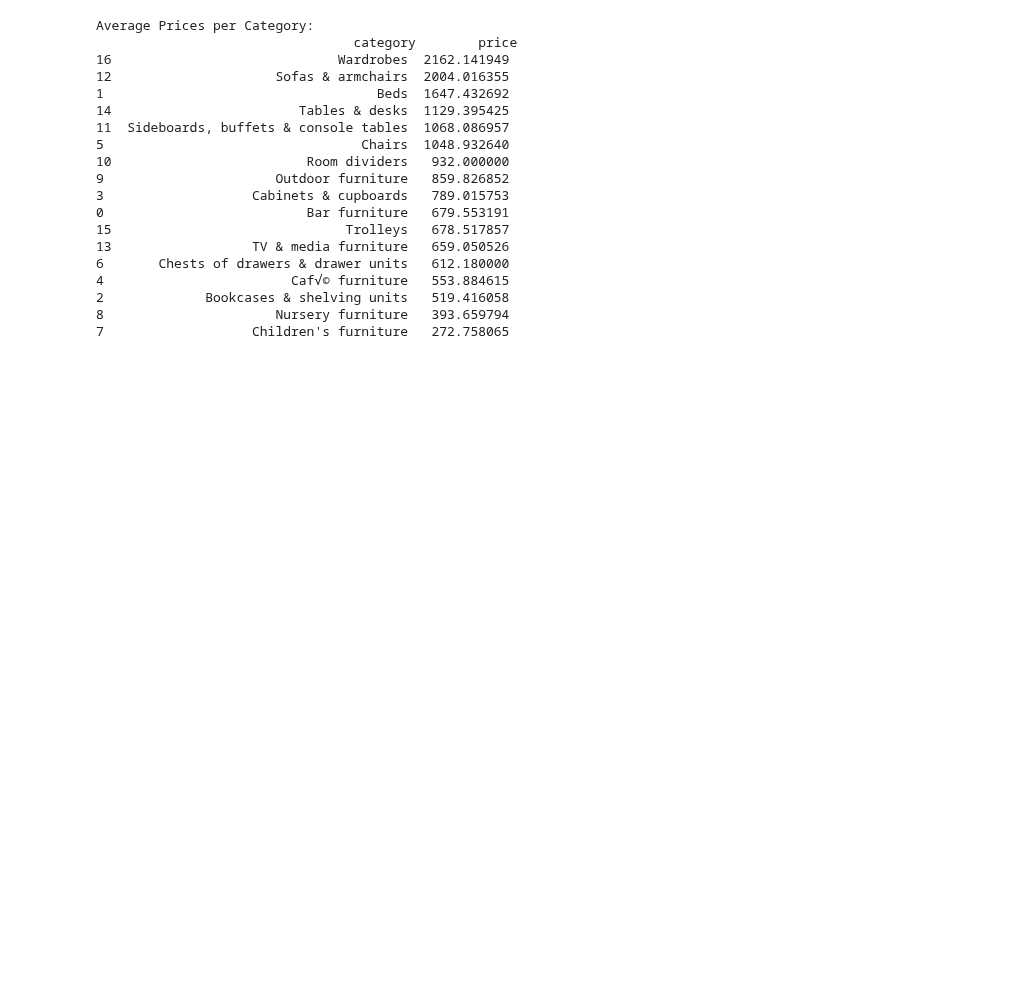
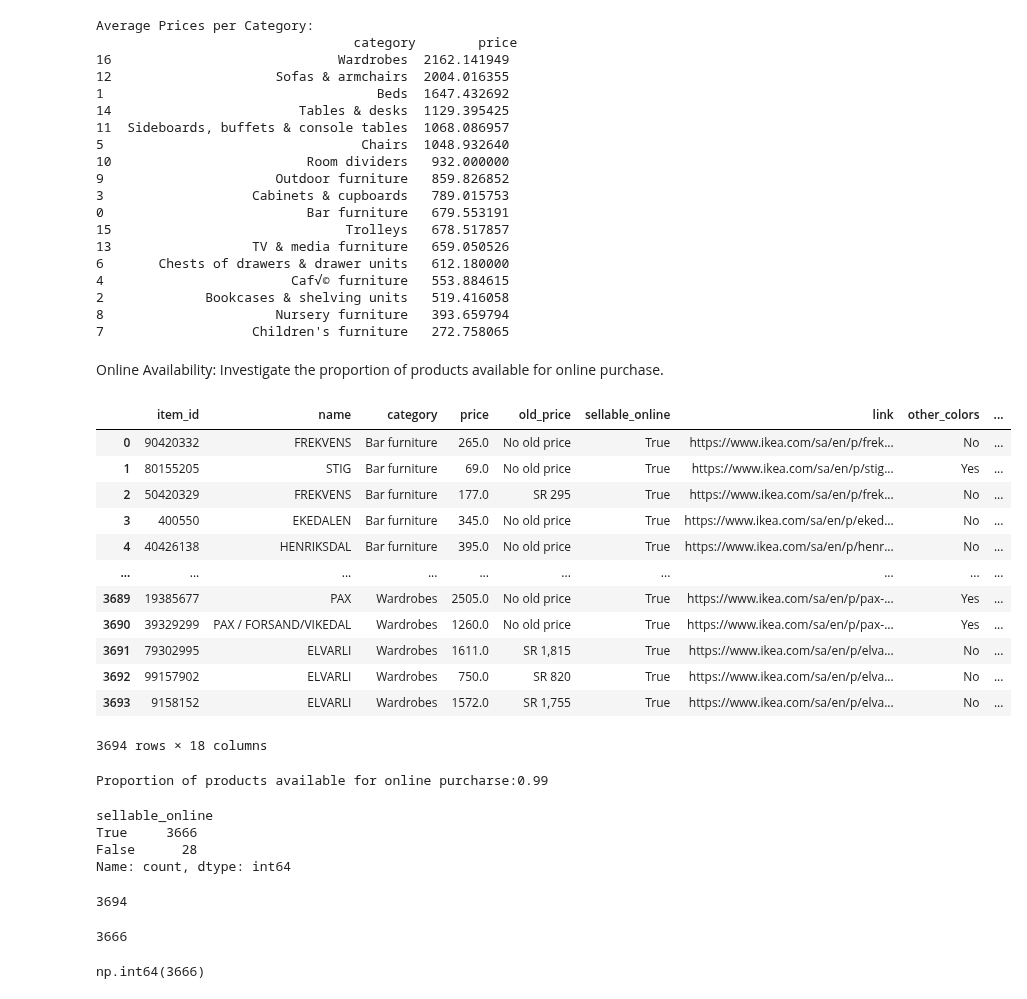
Before and after one commit to Sevinj-joy/Matplotlib_examples, a Jupyter notebook: IKEA/ikea_analysis.ipynb, the cells around one changed output. Drawn from its saved outputs; the diff is of its cells as text; code cells hidden in the pictures; blank space fills up the shorter version.

```diff
--- a/IKEA/ikea_analysis.ipynb
+++ b/IKEA/ikea_analysis.ipynb
@@ -477,3 +2114,48 @@ Average Prices per Category:
 2             Bookcases & shelving units   519.416058
 8                      Nursery furniture   393.659794
 7                   Children's furniture   272.758065
+# %% [markdown]
+Online Availability: Investigate the proportion of products available for online purchase.
+# %%
+data
+# %% [output]
+|  | item_id | name | category | price | old_price | sellable_online | link | other_colors | ... |
+| 0 | 90420332 | FREKVENS | Bar furniture | 265.0 | No old price | True | https://www.ikea.com/sa/en/p/frek... | No | ... |
+| 1 | 80155205 | STIG | Bar furniture | 69.0 | No old price | True | https://www.ikea.com/sa/en/p/stig... | Yes | ... |
+| 2 | 50420329 | FREKVENS | Bar furniture | 177.0 | SR 295 | True | https://www.ikea.com/sa/en/p/frek... | No | ... |
+| 3 | 400550 | EKEDALEN | Bar furniture | 345.0 | No old price | True | https://www.ikea.com/sa/en/p/eked... | No | ... |
+| 4 | 40426138 | HENRIKSDAL | Bar furniture | 395.0 | No old price | True | https://www.ikea.com/sa/en/p/henr... | No | ... |
+| ... | ... | ... | ... | ... | ... | ... | ... | ... | ... |
+| 3689 | 19385677 | PAX | Wardrobes | 2505.0 | No old price | True | https://www.ikea.com/sa/en/p/pax-... | Yes | ... |
+| 3690 | 39329299 | PAX / FORSAND/VIKEDAL | Wardrobes | 1260.0 | No old price | True | https://www.ikea.com/sa/en/p/pax-... | Yes | ... |
+| 3691 | 79302995 | ELVARLI | Wardrobes | 1611.0 | SR 1,815 | True | https://www.ikea.com/sa/en/p/elva... | No | ... |
+| 3692 | 99157902 | ELVARLI | Wardrobes | 750.0 | SR 820 | True | https://www.ikea.com/sa/en/p/elva... | No | ... |
+| 3693 | 9158152 | ELVARLI | Wardrobes | 1572.0 | SR 1,755 | True | https://www.ikea.com/sa/en/p/elva... | No | ... |
+3694 rows × 18 columns
+# %%
+online_products=data[data['sellable_online']==True]
+total_products=len(data)
+
+proportion_online=len(online_products)/total_products
+print(f"Proportion of products available for online purcharse:{proportion_online:.2f}")
+# %% [output]
+Proportion of products available for online purcharse:0.99
+# %%
+print(data['sellable_online'].value_counts())
+# %% [output]
+sellable_online
+True     3666
+False      28
+Name: count, dtype: int64
+# %%
+total_products
+# %% [output]
+3694
+# %%
+len(online_products)
+# %% [output]
+3666
+# %%
+(data['sellable_online']==True).sum()
+# %% [output]
+np.int64(3666)
```
Also changed, not shown: parts of 26 cells of this notebook.
